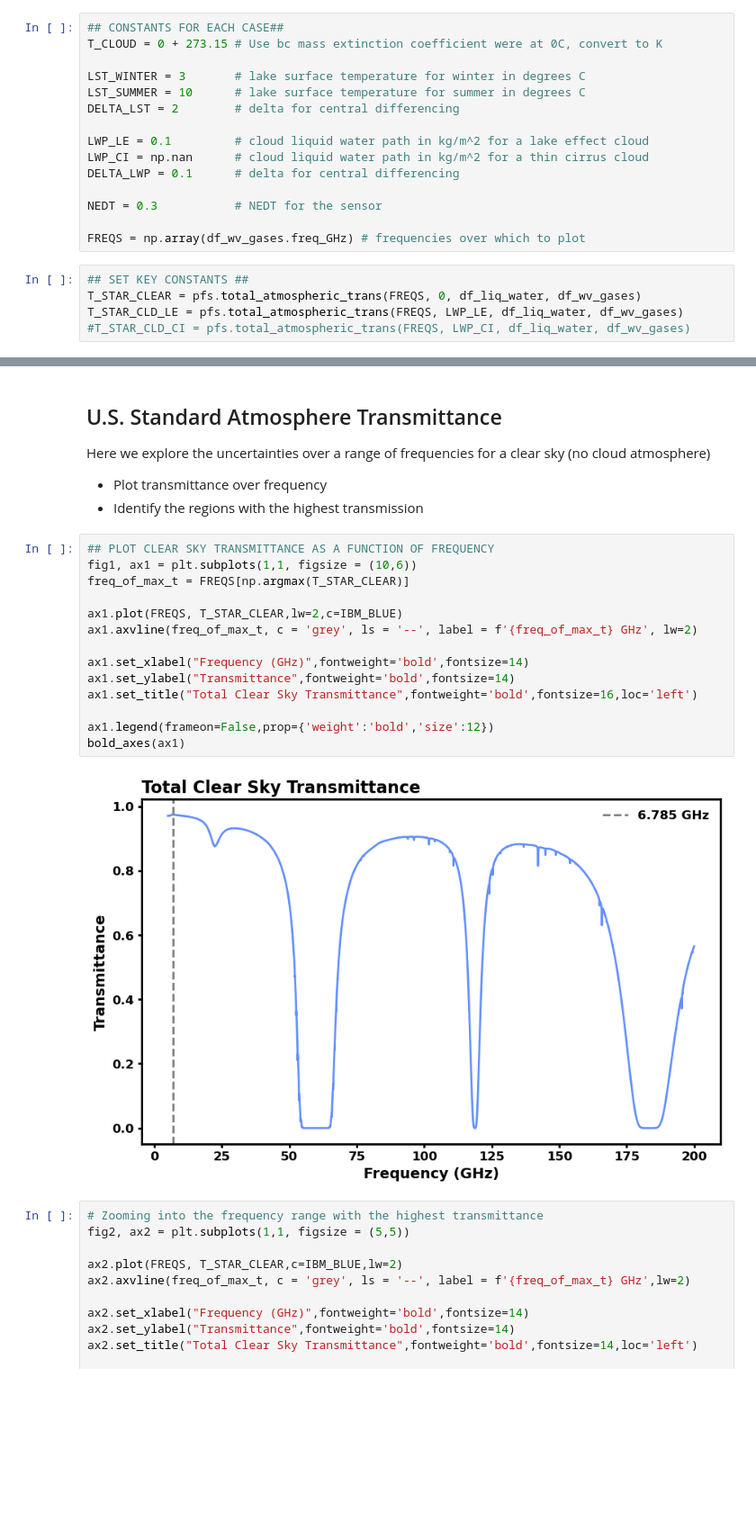
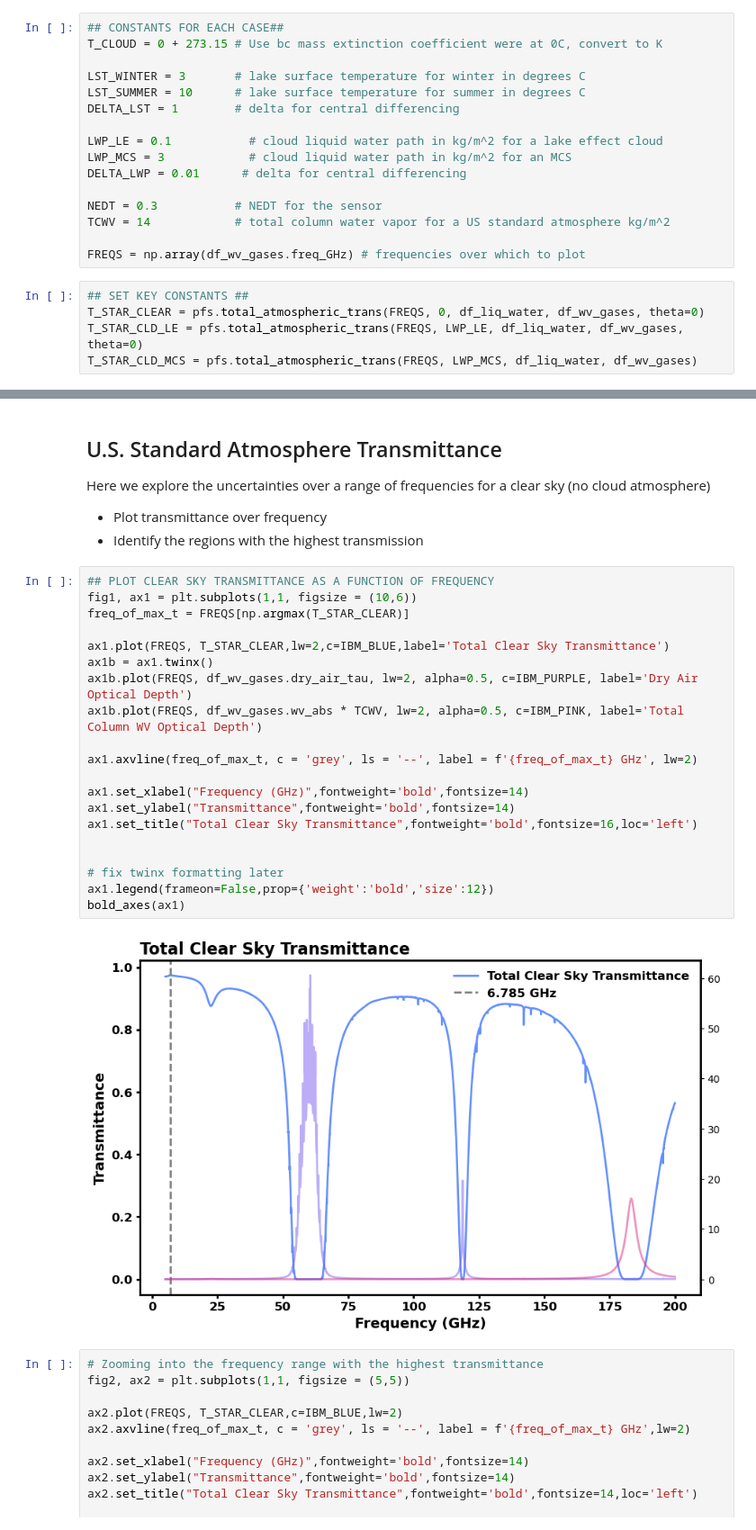
Before and after one commit to larantt/clim485_project, a Jupyter notebook: Final Project.ipynb, the cells around one changed output, grey strips where cells are left out. Shown: that part at 90% size. Cells and saved outputs as stored; diff of their text form; blank space fills up the shorter version.

```diff
--- a/Final Project.ipynb
+++ b/Final Project.ipynb
@@ -51,17 +71,18 @@ T_CLOUD = 0 + 273.15 # Use bc mass extinction coefficient were at 0C, convert to
 
 LST_WINTER = 3       # lake surface temperature for winter in degrees C
 LST_SUMMER = 10      # lake surface temperature for summer in degrees C
-DELTA_LST = 2        # delta for central differencing
+DELTA_LST = 1        # delta for central differencing
 
-LWP_LE = 0.1         # cloud liquid water path in kg/m^2 for a lake effect cloud
-LWP_CI = np.nan      # cloud liquid water path in kg/m^2 for a thin cirrus cloud
-DELTA_LWP = 0.1      # delta for central differencing
+LWP_LE = 0.1           # cloud liquid water path in kg/m^2 for a lake effect cloud
+LWP_MCS = 3            # cloud liquid water path in kg/m^2 for an MCS
+DELTA_LWP = 0.01      # delta for central differencing
 
 NEDT = 0.3           # NEDT for the sensor
+TCWV = 14            # total column water vapor for a US standard atmosphere kg/m^2
 
 FREQS = np.array(df_wv_gases.freq_GHz) # frequencies over which to plot
 # %%
 ## SET KEY CONSTANTS ##
-T_STAR_CLEAR = pfs.total_atmospheric_trans(FREQS, 0, df_liq_water, df_wv_gases)
-T_STAR_CLD_LE = pfs.total_atmospheric_trans(FREQS, LWP_LE, df_liq_water, df_wv_gases)
-#T_STAR_CLD_CI = pfs.total_atmospheric_trans(FREQS, LWP_CI, df_liq_water, df_wv_gases)
+T_STAR_CLEAR = pfs.total_atmospheric_trans(FREQS, 0, df_liq_water, df_wv_gases, theta=0)
+T_STAR_CLD_LE = pfs.total_atmospheric_trans(FREQS, LWP_LE, df_liq_water, df_wv_gases, theta=0)
+T_STAR_CLD_MCS = pfs.total_atmospheric_trans(FREQS, LWP_MCS, df_liq_water, df_wv_gases)
@@ -73,19 +99,25 @@ Here we explore the uncertainties over a range of frequencies for a clear sky (n
 # %%
 ## PLOT CLEAR SKY TRANSMITTANCE AS A FUNCTION OF FREQUENCY
 fig1, ax1 = plt.subplots(1,1, figsize = (10,6))
 freq_of_max_t = FREQS[np.argmax(T_STAR_CLEAR)]
 
-ax1.plot(FREQS, T_STAR_CLEAR,lw=2,c=IBM_BLUE)
+ax1.plot(FREQS, T_STAR_CLEAR,lw=2,c=IBM_BLUE,label='Total Clear Sky Transmittance')
+ax1b = ax1.twinx()
+ax1b.plot(FREQS, df_wv_gases.dry_air_tau, lw=2, alpha=0.5, c=IBM_PURPLE, label='Dry Air Optical Depth')
+ax1b.plot(FREQS, df_wv_gases.wv_abs * TCWV, lw=2, alpha=0.5, c=IBM_PINK, label='Total Column WV Optical Depth')
+
 ax1.axvline(freq_of_max_t, c = 'grey', ls = '--', label = f'{freq_of_max_t} GHz', lw=2)
 
 ax1.set_xlabel("Frequency (GHz)",fontweight='bold',fontsize=14)
 ax1.set_ylabel("Transmittance",fontweight='bold',fontsize=14)
 ax1.set_title("Total Clear Sky Transmittance",fontweight='bold',fontsize=16,loc='left')
 
+
+# fix twinx formatting later
 ax1.legend(frameon=False,prop={'weight':'bold','size':12})
 bold_axes(ax1)
 # %% [output]
-[figure, old version]
+[figure, new version]
 # %%
 # Zooming into the frequency range with the highest transmittance
 fig2, ax2 = plt.subplots(1,1, figsize = (5,5))
```
Also changed, not shown: parts of 15 cells of this notebook, 1 other file.
